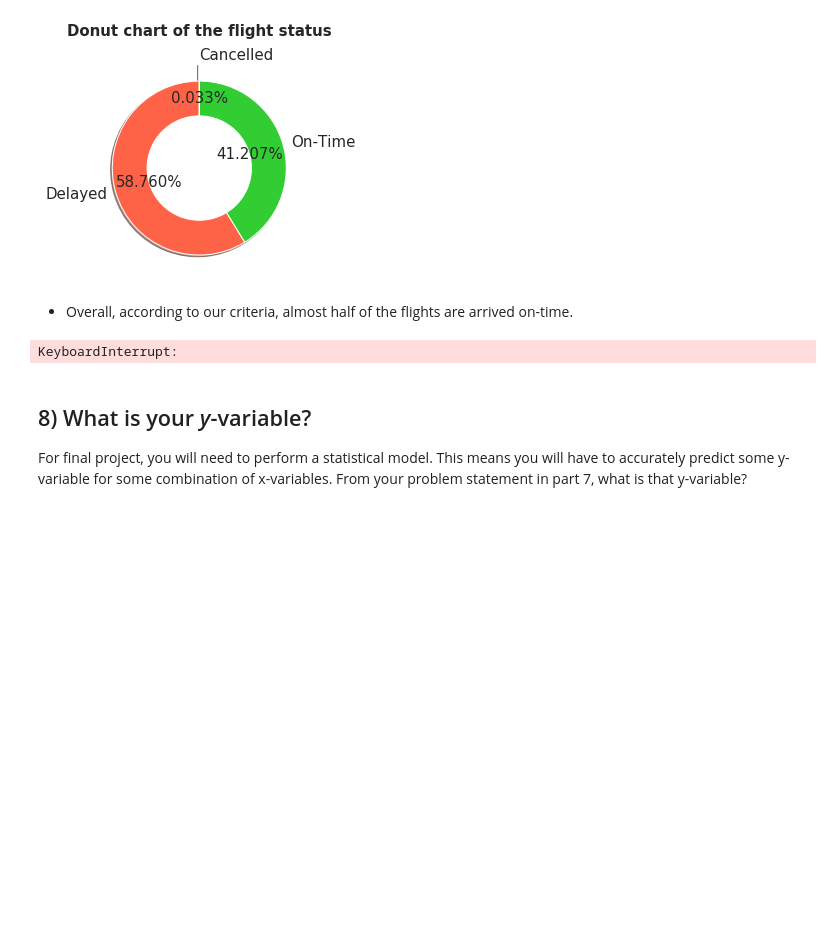
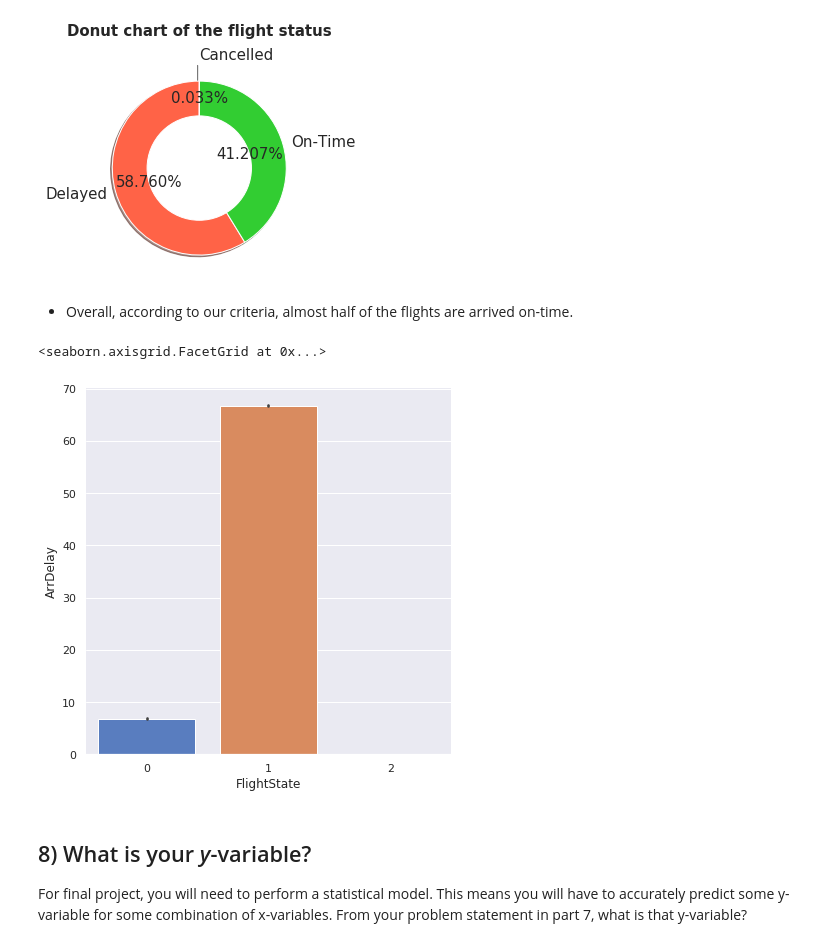
Before and after one commit to Wolfking2015/Final-Project-For-AML, a Jupyter notebook: final-project.ipynb, the cells around one changed output. Drawn from its saved outputs; the diff is of its cells as text; code cells hidden in the pictures; blank space fills up the shorter version.

```diff
--- a/final-project.ipynb
+++ b/final-project.ipynb
@@ -453,11 +453,12 @@ plt.gca().add_artist(centre_circle);
 # %%
 #Re-examination of the raw arrival delays and the depature delays
 # Draw a nested boxplot to show bills by day and time
-g = sns.catplot(x="class", y="survived", hue="sex", data=titanic,
+g = sns.catplot(x='FlightState', y='ArrDelay', data=data_airline,
                 height=6, kind="bar", palette="muted")
 g.despine(left=True)
 # %% [output]
-KeyboardInterrupt:
+<seaborn.axisgrid.FacetGrid at 0x...>
+[figure, added]
 # %% [markdown]
 ## 8) What is your _y_-variable?
 For final project, you will need to perform a statistical model. This means you will have to accurately predict some y-variable for some combination of x-variables. From your problem statement in part 7, what is that y-variable?
```
Also changed, not shown: parts of 1 cell of this notebook.
